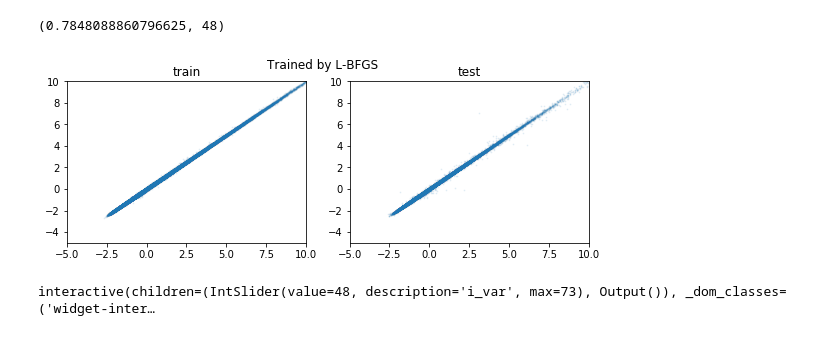
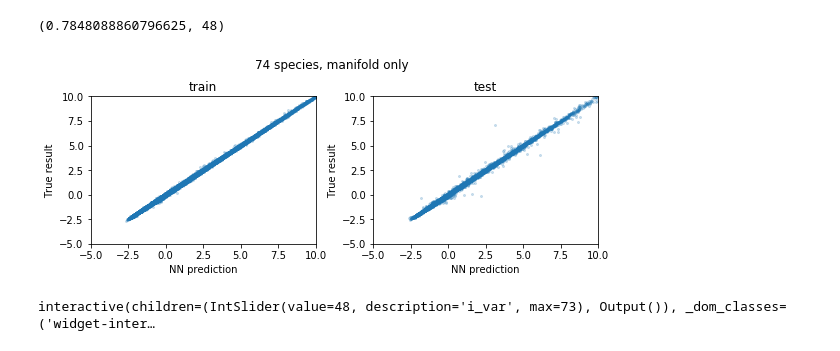
Before and after one commit to JiaweiZhuang/KPP, a Jupyter notebook: my_tests/saprc99/for-final-report.ipynb, the cells around one changed output. Drawn from its saved outputs; the diff is of its cells as text; code cells hidden in the pictures.

Commit message:
tweak plot style for saprc99 final report

```diff
--- a/my_tests/saprc99/for-final-report.ipynb
+++ b/my_tests/saprc99/for-final-report.ipynb
@@ -475,18 +475,27 @@ L1_test.max(), L1_test.argmax()
 (0.7848088860796625, 48)
 # %%
 fig, axes = plt.subplots(1, 2, figsize=[8, 3])
-axes[0].scatter(y_pred_numpy, Y_train, s=0.5, alpha=0.1)
+axes[0].scatter(y_pred_numpy, Y_train, s=4, alpha=0.2)
 axes[0].set_title('train')
-axes[0].set_xlim(-5, 10); axes[0].set_ylim(-5, 10)
 
-axes[1].scatter(Y_test_pred, Y_test, s=0.5, alpha=0.1)
+axes[1].scatter(Y_test_pred, Y_test, s=4, alpha=0.2)
 axes[1].set_title('test')
-axes[1].set_xlim(-5, 10); axes[1].set_ylim(-5, 10)
 
-fig.suptitle('Trained by L-BFGS')
+
+def tweak_ax(ax):
+    ax.set_xlim(-5, 10)
+    ax.set_ylim(-5, 10)
+    ax.set_xlabel('NN prediction')
+    ax.set_ylabel('True result')
+
+tweak_ax(axes[0])
+tweak_ax(axes[1])
+
+fig.suptitle('74 species, manifold only', y=1.05)
 fig.tight_layout()
+plt.savefig('saprc99_manifold.png', dpi=300)
 # %% [output]
-[figure, old version]
+[figure, new version]
 # %%
 # Interactively plot the error for each species
 @interact(i_var=IntSlider(min=0,max=nvar-1,step=1,value=48,continuous_update=True))
```
